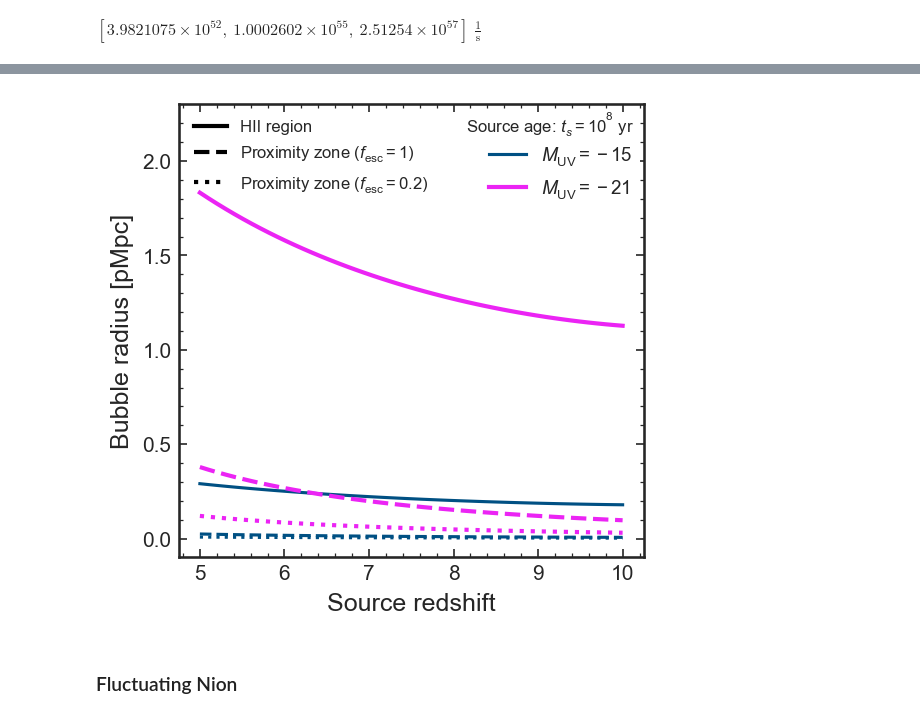
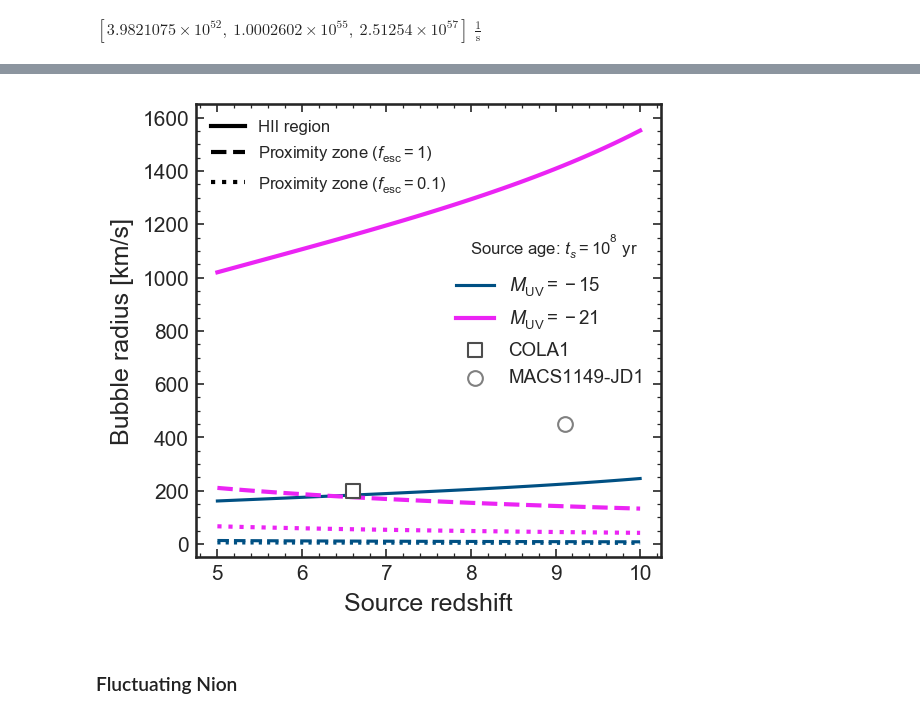
Before and after one commit to charlottenosam/LyaLineshapes, a Jupyter notebook: notebooks/bubble_size_lya_DV.ipynb, the cells around one changed output, grey strips where cells are left out. Cells and saved outputs as stored; diff of their text form; code cells hidden in the pictures.

```diff
--- a/notebooks/bubble_size_lya_DV.ipynb
+++ b/notebooks/bubble_size_lya_DV.ipynb
@@ -517,7 +478,7 @@ plt.plot(t_tab/1e6, bubbles.R_bubble_CenHaiman2000(z_s0, Ndot_ion=1.e57/u.s, t_s
 
 for Ndot_ion in Ndot_ion_tab:
 
-    R3 = odeint(dR3_dt, y0=0., t=t_tab, args=(z_s0, Ndot_ion), tfirst=True)
+    R3 = odeint(bubbles.dRion3_dt, y0=0., t=t_tab, args=(z_s0, Ndot_ion), tfirst=True)
 
     R = R3.T[0]**(1/3.)
 
@@ -585,7 +502,7 @@ def Muv_to_Nion(Muv, z, alpha_s=-1.8, beta=-2):
 # %%
 Muv_tab = np.array([-15, -21, -27])
 
-Ndot_ion_tab = Muv_to_Nion(Muv=Muv_tab, z=7)
+Ndot_ion_tab = bubbles.Muv_to_Nion(Muv=Muv_tab, z=7)
 Ndot_ion_tab
 # %% [output]
 $[3.9821075 \times 10^{52},~1.0002602 \times 10^{55},~2.51254 \times 10^{57}] \; \mathrm{\frac{1}{s}}$
@@ -609,0 +546,5 @@ for Ndot_ion in Ndot_ion_tab:
+# %%
+# Blue peak observations
+observations = {}
+observations['COLA1'] = {'z':6.6, 'vlim':200, 'M1500':-21.6, 'c':'0.3', 'ms':'s'}
+observations['MACS1149-JD1'] = {'z':9.11, 'vlim':450, 'M1500':-18.5, 'c':'0.5', 'ms':'o'}
@@ -610,7 +653,4 @@ for Ndot_ion in Ndot_ion_tab:
 # %%
-from palettable.cubehelix import cubehelix3_16
-col = cubehelix3_16.hex_colors
-
 # Cen & Haiman
 # R_alpha = R_optically_thin(z=z_now_tab, Ndot_ion=Ndot_ion_tab[-1],
 #                            reccase='B', alpha_s=-1.8, fesc=1, C=1, T=2e4*u.K)
@@ -618,44 +658,62 @@ col = cubehelix3_16.hex_colors
 #          ls='dashed', c='k', label='Cen & Haiman (2000), $\dot{N}_\mathrm{ion} = 10^{57}$ s$^{-1}$')
 # plt.plot(z_now_tab, R_alpha, c=ln[0].get_color(), ls='dotted')
 
+
+observations = {}
+observations['COLA1'] = {'z':6.6, 'vlim':200, 'M1500':-21.6, 'c':'0.3', 'ms':'s'}
+observations['MACS1149-JD1'] = {'z':9.11, 'vlim':450, 'M1500':-18.5, 'c':'0.5', 'ms':'o'}
+
+for ob in observations:
+    plt.scatter(observations[ob]['z'], observations[ob]['vlim'],
+                lw=1, edgecolors=observations[ob]['c'], facecolor='w',
+                s=50, marker=observations[ob]['ms'],
+                zorder=100, label=ob)
+
+
 for i, Ndot_ion in enumerate(Ndot_ion_tab[:2]):
 
-    ln = plt.plot(z_now_tab, R_HII_Ndot_ion[Ndot_ion], lw=1.5+i/2,
+    ln = plt.plot(z_now_tab, blue_velocity_lim(R_HII_Ndot_ion[Ndot_ion]*u.Mpc, z=z_now_tab), lw=1.5+i/2,
                   c=col[3+i*4],
                   label='$M_\mathrm{UV} = %.0f$' % Muv_tab[i])
 #                   label='$\dot{N}_\mathrm{ion} = 10^{%.0f}$ s$^{-1}$' % np.log10(Ndot_ion.value))
 
     R_alpha = R_optically_thin(z=z_now_tab, Ndot_ion=Ndot_ion,
                                reccase='B', alpha_s=-1.8, fesc=1,
                                C=1, T=1e4*u.K)
-    plt.plot(z_now_tab, R_alpha, ls='dashed', lw=1.5+i/2, c=ln[0].get_color())
+    plt.plot(z_now_tab, blue_velocity_lim(R_alpha, z=z_now_tab),
+             ls='dashed', lw=1.5+i/2, c=ln[0].get_color())
 
     R_alpha = R_optically_thin(z=z_now_tab, Ndot_ion=Ndot_ion,
                                reccase='B', alpha_s=-1.8, fesc=0.1,
                                C=1, T=1e4*u.K)
-    plt.plot(z_now_tab, R_alpha, ls='dotted', lw=1.5+i/2, c=ln[0].get_color())
+    plt.plot(z_now_tab, blue_velocity_lim(R_alpha, z=z_now_tab),
+             ls='dotted', lw=1.5+i/2, c=ln[0].get_color())
 
 
-plt.annotate('Source age: $t_s = 10^%.0f$ yr' % np.log10(t_test.value), xy=(0.98, 0.94),
+plt.annotate('Source age: $t_s = 10^%.0f$ yr' % np.log10(t_test.value), xy=(0.95, 0.67),
              xycoords='axes fraction', ha='right', fontsize=8)
 
 plt.xlabel('Source redshift')
-plt.ylabel('Bubble radius [pMpc]')
+plt.ylabel('Bubble radius [km/s]')
 
 RHII_line   = mlines.Line2D([], [], color='k', lw=2, label='HII region')
 Ralpha_lineC3 = mlines.Line2D([], [], color='k', lw=2, ls='dashed', label='Proximity zone ($f_\mathrm{esc}=1$)')
 Ralpha_lineC1 = mlines.Line2D([], [], color='k', lw=2, ls='dotted', label='Proximity zone ($f_\mathrm{esc}=0.1$)')
 
 leg = plt.legend(handles=[RHII_line, Ralpha_lineC3, Ralpha_lineC1], loc='upper left', fontsize=8)
 plt.gca().add_artist(leg)
 
-plt.legend(fontsize=9, loc=(0.65, 0.77), frameon=True, framealpha=1)
+plt.legend(fontsize=9, loc='center right')
 # plt.ylim(7e-4, 3)
-plt.ylim(-0.1, 2.3)
+# plt.ylim(-0.1, 2.3)
+plt.ylim(-50, 1650)
+
+
 # plt.savefig('../figs/RHII_redshift.pdf', bbox_inches='tight')
-plt.savefig('../figs/RHII_Ralpha_redshift.pdf', bbox_inches='tight')
+# plt.savefig('../figs/RHII_Ralpha_redshift.pdf', bbox_inches='tight')
+plt.savefig('../figs/RHII_Ralpha_DV_redshift.pdf', bbox_inches='tight')
 # %% [output]
-[figure, old version]
+[figure, new version]
 # %% [markdown]
 ### Fluctuating Nion
 # %%
```
Also changed, not shown: parts of 14 cells of this notebook, 10 other files.
